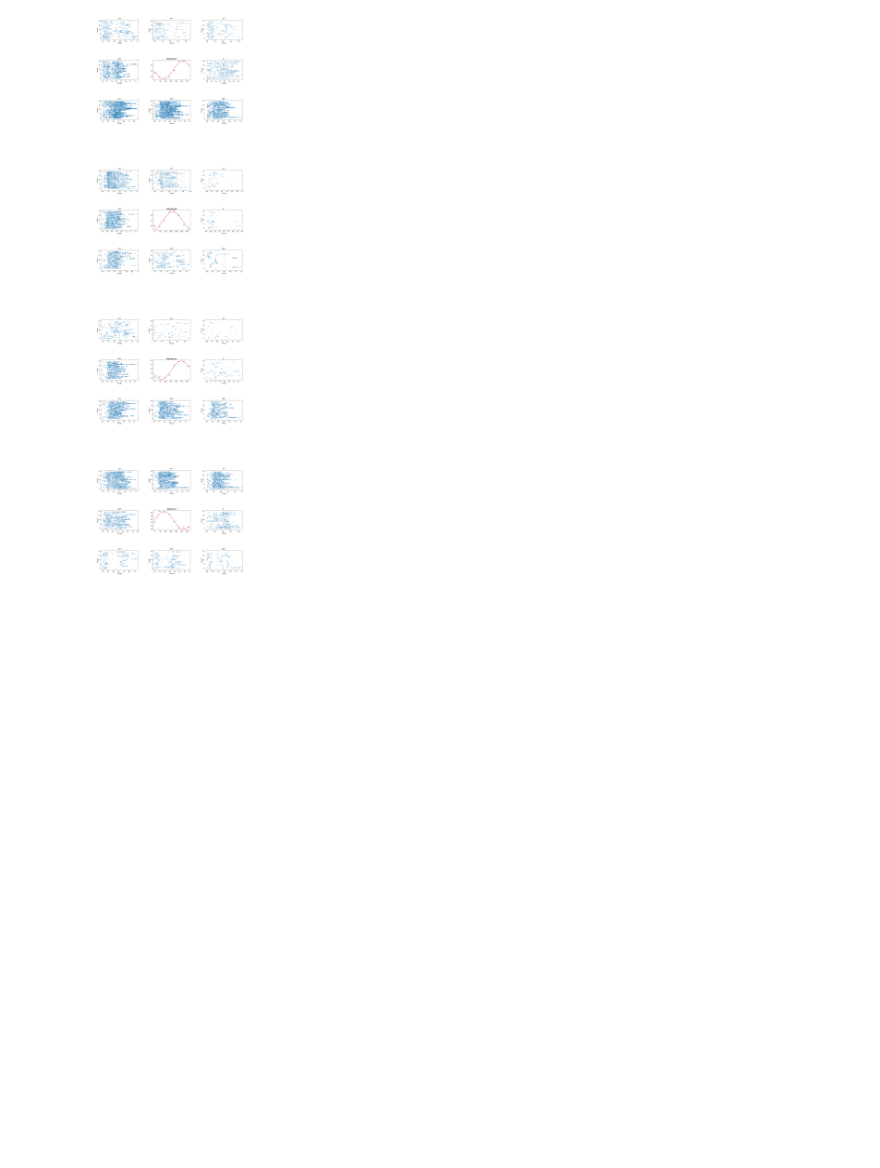
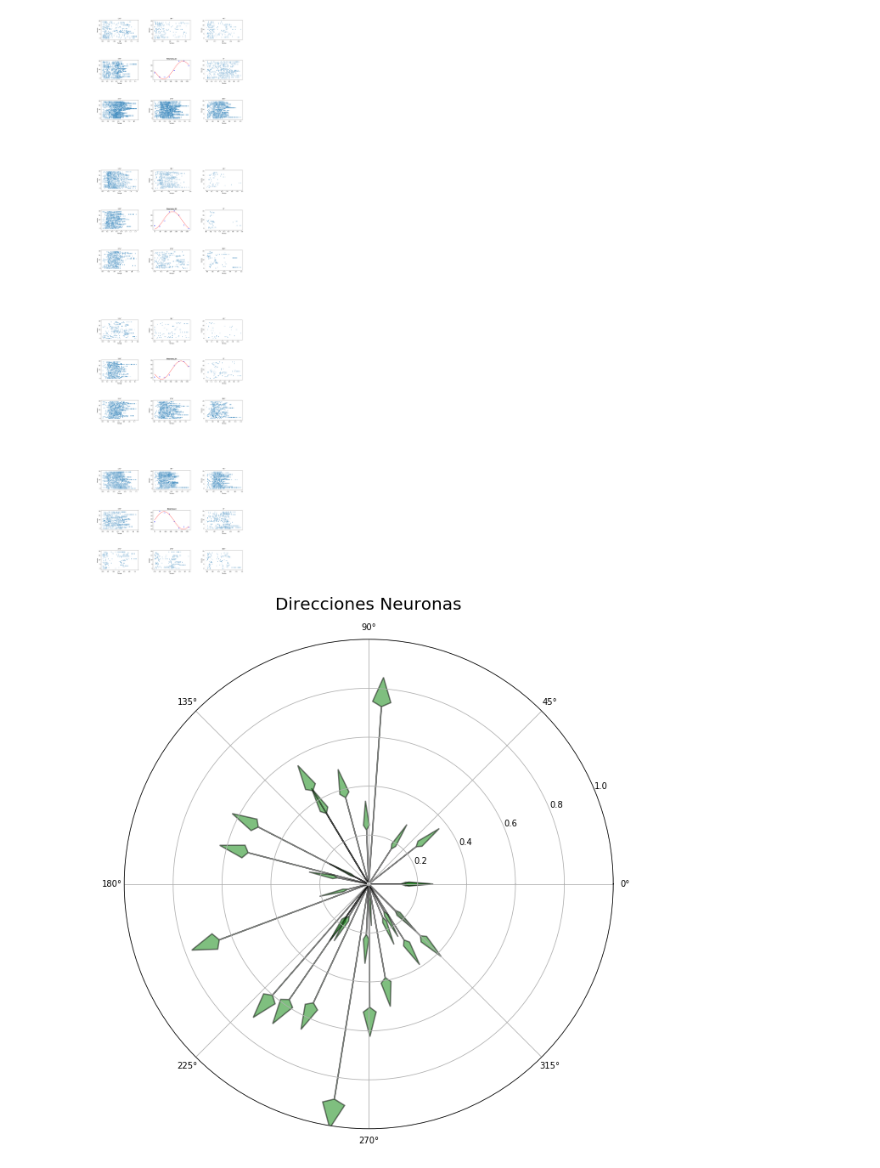
Before and after one commit to luisriq/Lab3---MODELADO-COMPUTACIONAL-DE-SISTEMAS-FISIOL-GICOS, a Jupyter notebook: main.ipynb, the cells around one changed output. Drawn from its saved outputs; the diff is of its cells as text; code cells hidden in the pictures; blank space fills up the shorter version.

```diff
--- a/main.ipynb
+++ b/main.ipynb
@@ -49,6 +49,8 @@ def calcularPromedioAngular(neurona, fig):
     # FIT -> Coseno
     params, covariance = fit(angulos_int, promedios)
     x = np.linspace(0,315,100)
+    neurona.curva = [x, test_cos(x, params[0], params[1], params[2])]
+    neurona.curva_discreta = [angulos_int, test_cos(angulos_int, params[0], params[1], params[2])]
     fig.plot(x,test_cos(x, params[0], params[1], params[2]), '-', color="red", markersize=10)
 
 
@@ -133,3 +135,31 @@ for index, n in enumerate(neuronas_buenas):
     n.graficarRaster(fig, outer[index])
 # %% [output]
 [figure]
+# %%
+def calcularVector(neurona):
+    #angulos, frecuencias = neurona.curva_discreta
+    angulos, frecuencias = neurona.curva
+    return [np.amax(frecuencias), angulos[np.argmax(frecuencias)]]
+
+
+calcularVector(neuronas[4])
+
+
+fig = plot.figure(figsize=(10, 10))
+ax = fig.add_axes([0.1, 0.1, 0.8, 0.8], polar=True)
+
+ax.set_title("Direcciones Neuronas", fontsize=20)
+
+angulos = []
+magnitudes = []
+for index, neurona in enumerate(neuronas):
+    magnitud, angulo = calcularVector(neurona)
+    angulos.append(angulo)
+    magnitudes.append(magnitud)
+max_mag = np.amax(magnitudes)
+for angulo, magnitud in zip(angulos, magnitudes):
+    arr1 = plot.arrow(angulo/180*np.pi, .01, 0, magnitud/max_mag, alpha = 0.5, head_width=0.1, head_length=0.1,
+                     edgecolor = 'black', facecolor = 'green', lw = 1.5, shape="full",overhang=-0.2, length_includes_head=True)
+plot.show()
+# %% [output]
+[figure, added]
```
Also changed, not shown: parts of 1 cell of this notebook.
